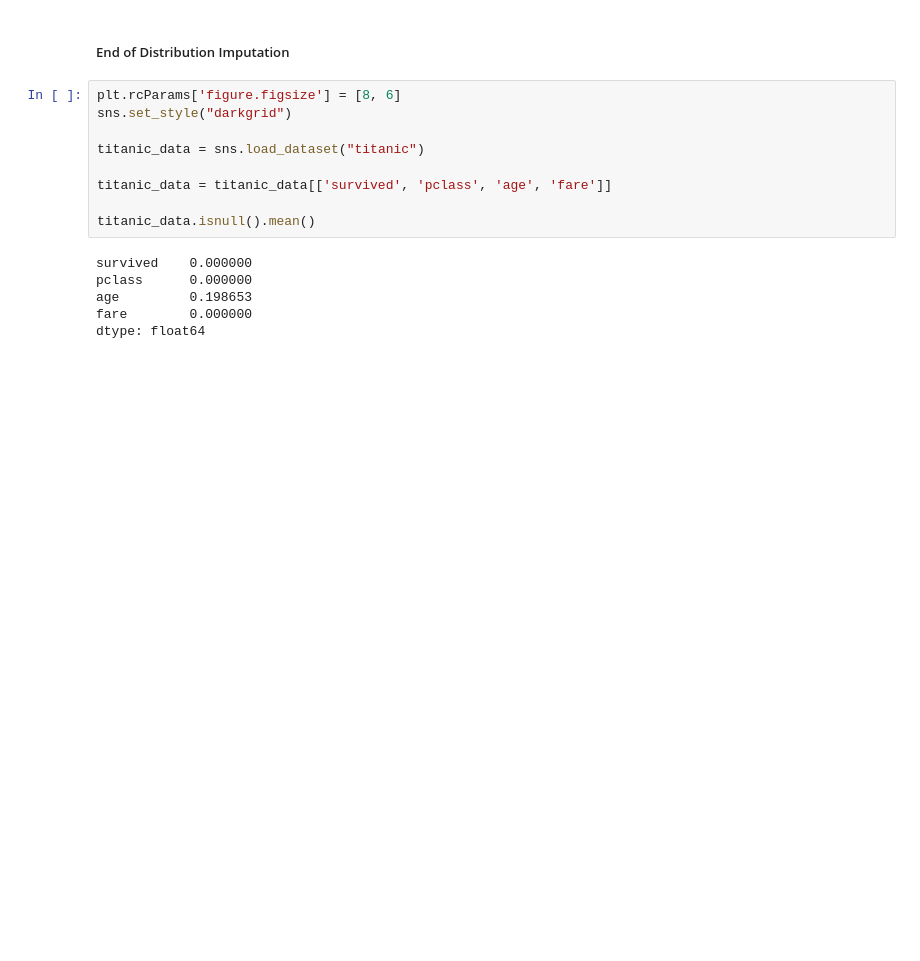
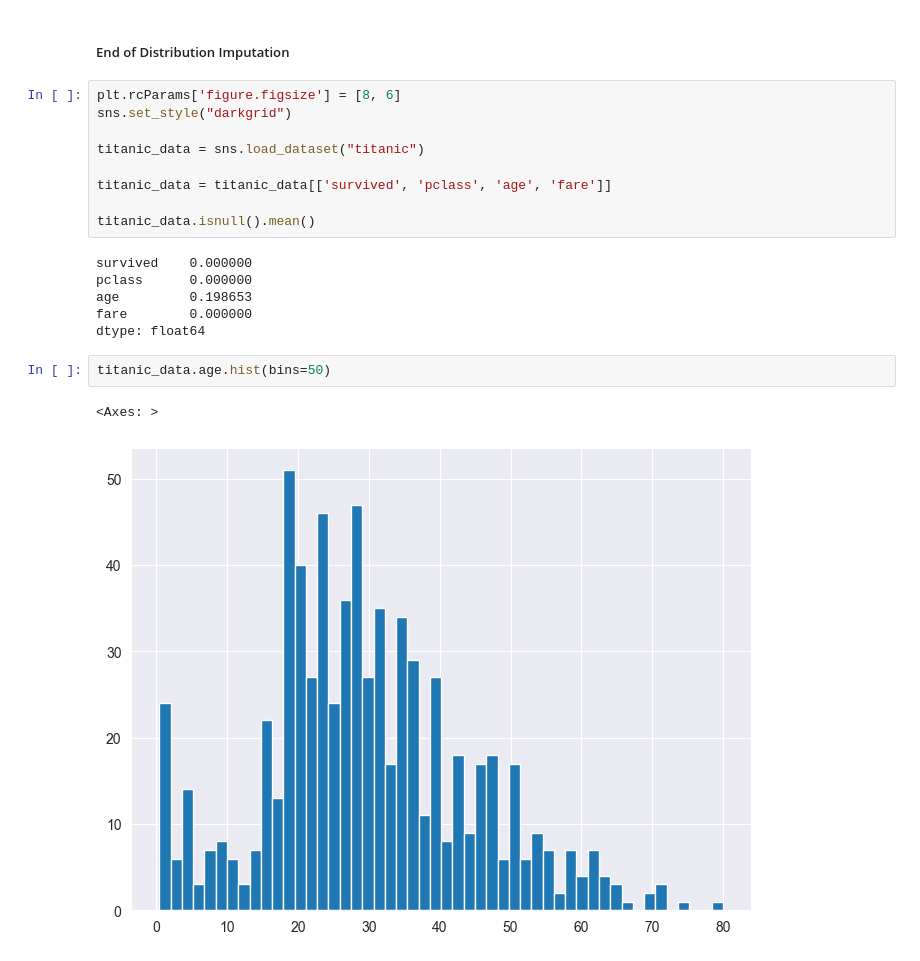
Before and after one commit to KennedyMungai/scikit-learn-intro, a Jupyter notebook: scikit_learn_intro.ipynb, the cells around one changed output. Cells and saved outputs as stored; diff of their text form; blank space fills up the shorter version.

Commit message:
Added a histogram for the ages of the people

```diff
--- a/scikit_learn_intro.ipynb
+++ b/scikit_learn_intro.ipynb
@@ -208,3 +208,8 @@ pclass      0.000000
 age         0.198653
 fare        0.000000
 dtype: float64
+# %%
+titanic_data.age.hist(bins=50)
+# %% [output]
+<Axes: >
+[figure, added]
```
